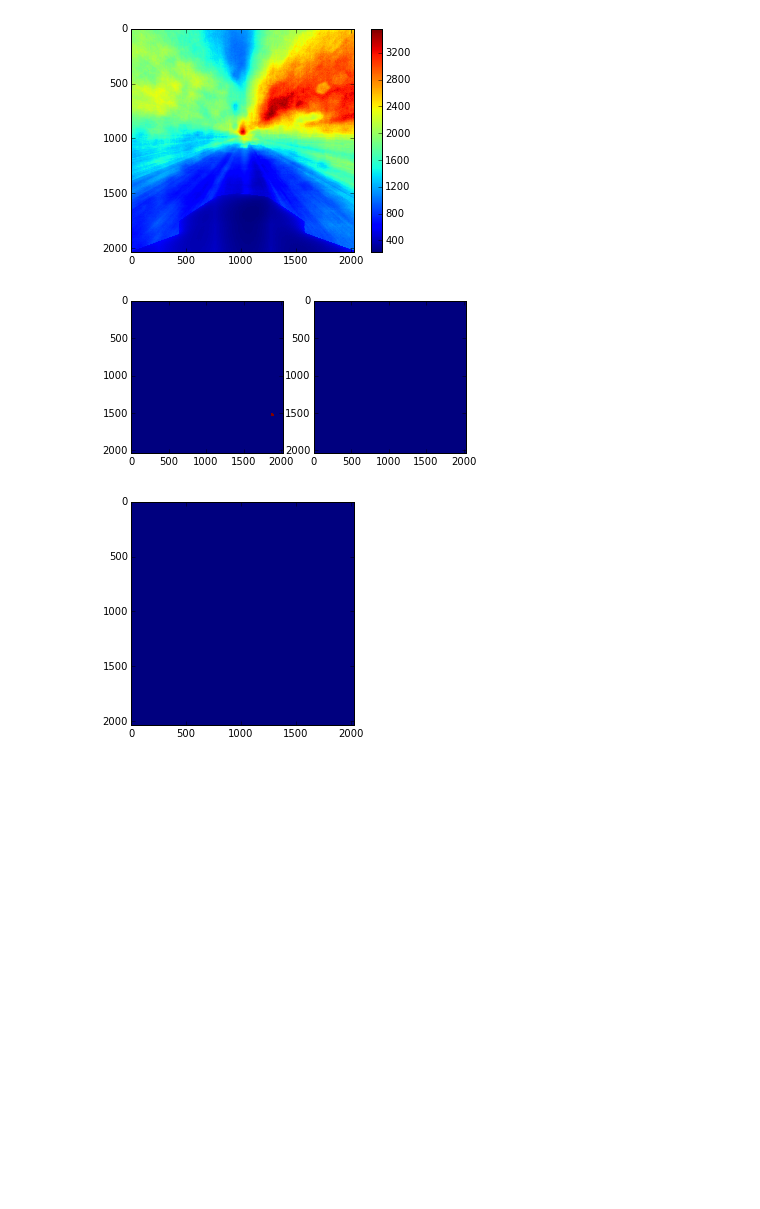
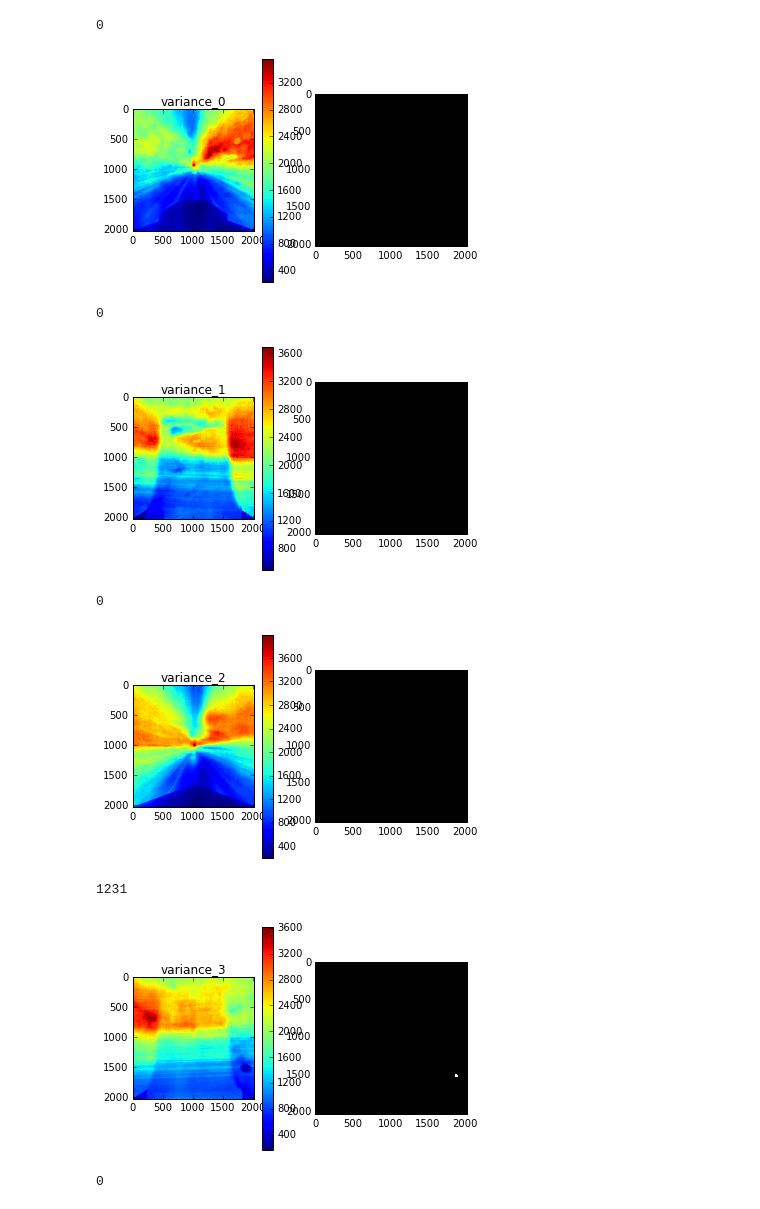
Before and after one commit to lostleaf/geo-hw2, a Jupyter notebook: Untitled.ipynb, the cells around one changed output. Saved outputs shown, nothing was run; the diff lists cells and outputs as text; code cells hidden in the pictures; blank space fills up the shorter version.

```diff
--- a/Untitled.ipynb
+++ b/Untitled.ipynb
@@ -32,21 +25,0 @@ plt.show()
-# %%
-variance_0 = calc_variance(glob.glob("../cam_0/*.jpg"))
-plt.imshow(variance_0)
-plt.colorbar()
-plt.show()
-# %% [output]
-[figure, removed]
-# %%
-threshold = 200
-plt.subplot(121)
-plt.imshow(variance_3<threshold)
-plt.subplot(122)
-plt.imshow(variance_0<threshold)
-plt.show()
-# %% [output]
-[figure, removed]
-# %%
-plt.imshow(variance_0<200)
-plt.show()
-# %% [output]
-[figure, removed]
@@ -58,0 +32,22 @@ plt.show()
+# %%
+v_names = [x for x in dir() if x.startswith("variance_")]
+for idx, v_name in enumerate(v_names):
+    plt.subplot(121)
+    plt.title(v_name)
+    variance = eval(v_name)
+    plt.imshow(variance)
+    plt.colorbar()
+    plt.subplot(122)
+    plt.imshow(variance<200,cmap="gray")
+    print np.count_nonzero(variance<200)
+    plt.show()
+# %% [output]
+0
+[figure, added]
+0
+[figure, added]
+0
+[figure, added]
+1231
+[figure, added]
+0
```
Also changed, not shown: parts of 6 cells of this notebook, 8 other files.
